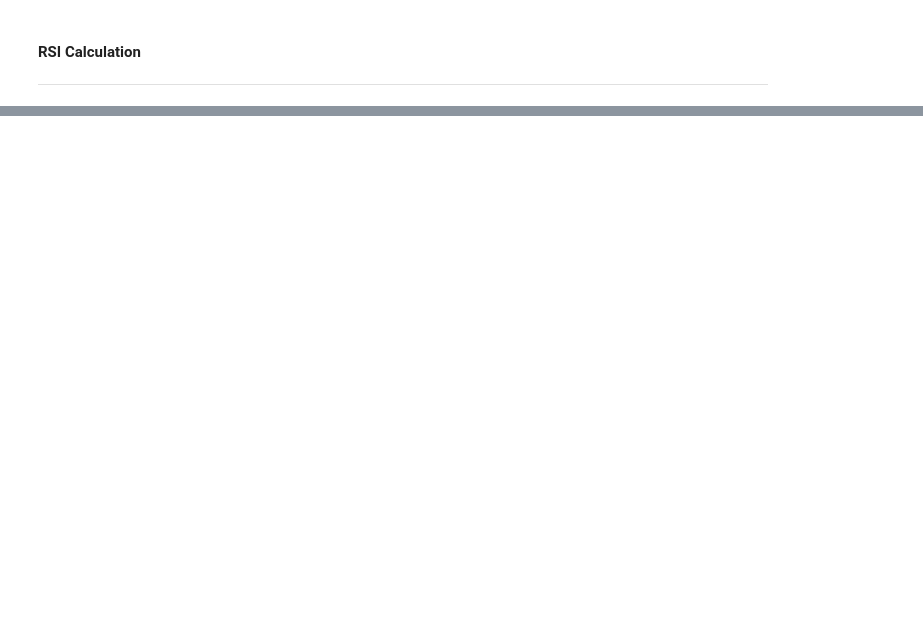
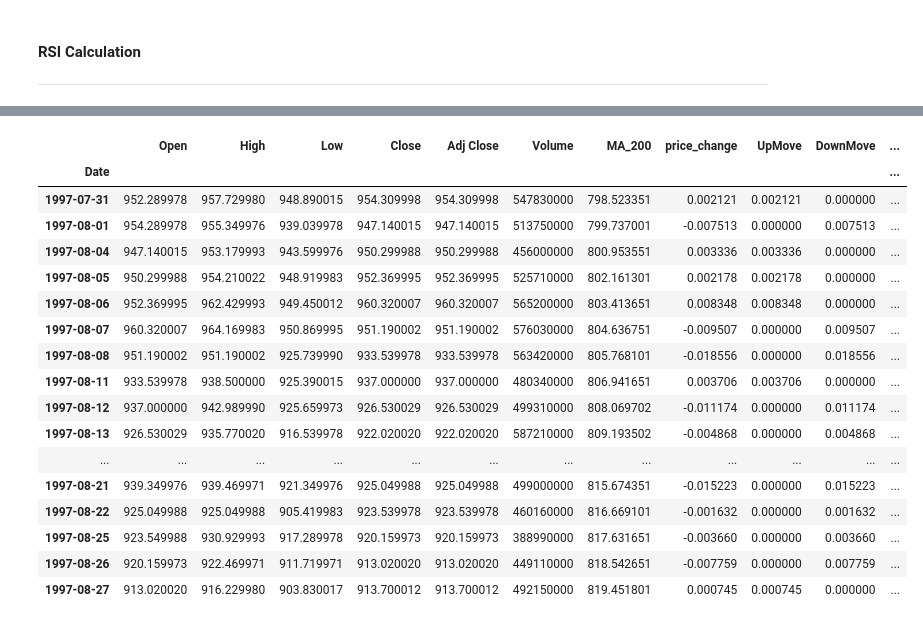
Before and after one commit to factorwonk/quantcryptobasic, a Jupyter notebook: 06_reynor_teo.ipynb, the cells around one changed output, grey strips where cells are left out. Saved outputs shown, nothing was run; the diff lists cells and outputs as text; code cells hidden in the pictures; blank space fills up the shorter version.

```diff
--- a/06_reynor_teo.ipynb
+++ b/06_reynor_teo.ipynb
@@ -105,0 +131,4 @@ sp500
+# %%
+# Calculate RSI
+df['RS'] = df['AvgUp'].div(df['AvgDown'])
+df.head()
@@ -105,0 +143,3 @@ sp500
+# %%
+df['RSI'] = df['RS'].apply(lambda x: 100 - (100/(x+1)))
+df.head()
@@ -105,0 +154,3 @@ sp500
+# %%
+df.loc[(df['Adj Close'] > df['MA_200']) & (df['RSI'] < 30), 'Buy'] = 'Yes'
+df.head()
@@ -105,0 +165,23 @@ sp500
+# %%
+df.loc[(df['Adj Close'] < df['MA_200']) | (df['RSI'] > 30), 'Buy'] = 'No'
+# %%
+df.head(20)
+# %% [output]
+|  | Open | High | Low | Close | Adj Close | Volume | MA_200 | price_change | UpMove | DownMove | ... |
+| Date |  |  |  |  |  |  |  |  |  |  | ... |
+| 1997-07-31 | 952.289978 | 957.729980 | 948.890015 | 954.309998 | 954.309998 | 547830000 | 798.523351 | 0.002121 | 0.002121 | 0.000000 | ... |
+| 1997-08-01 | 954.289978 | 955.349976 | 939.039978 | 947.140015 | 947.140015 | 513750000 | 799.737001 | -0.007513 | 0.000000 | 0.007513 | ... |
+| 1997-08-04 | 947.140015 | 953.179993 | 943.599976 | 950.299988 | 950.299988 | 456000000 | 800.953551 | 0.003336 | 0.003336 | 0.000000 | ... |
+| 1997-08-05 | 950.299988 | 954.210022 | 948.919983 | 952.369995 | 952.369995 | 525710000 | 802.161301 | 0.002178 | 0.002178 | 0.000000 | ... |
+| 1997-08-06 | 952.369995 | 962.429993 | 949.450012 | 960.320007 | 960.320007 | 565200000 | 803.413651 | 0.008348 | 0.008348 | 0.000000 | ... |
+| 1997-08-07 | 960.320007 | 964.169983 | 950.869995 | 951.190002 | 951.190002 | 576030000 | 804.636751 | -0.009507 | 0.000000 | 0.009507 | ... |
+| 1997-08-08 | 951.190002 | 951.190002 | 925.739990 | 933.539978 | 933.539978 | 563420000 | 805.768101 | -0.018556 | 0.000000 | 0.018556 | ... |
+| 1997-08-11 | 933.539978 | 938.500000 | 925.390015 | 937.000000 | 937.000000 | 480340000 | 806.941651 | 0.003706 | 0.003706 | 0.000000 | ... |
+| 1997-08-12 | 937.000000 | 942.989990 | 925.659973 | 926.530029 | 926.530029 | 499310000 | 808.069702 | -0.011174 | 0.000000 | 0.011174 | ... |
+| 1997-08-13 | 926.530029 | 935.770020 | 916.539978 | 922.020020 | 922.020020 | 587210000 | 809.193502 | -0.004868 | 0.000000 | 0.004868 | ... |
+| ... | ... | ... | ... | ... | ... | ... | ... | ... | ... | ... | ... |
+| 1997-08-21 | 939.349976 | 939.469971 | 921.349976 | 925.049988 | 925.049988 | 499000000 | 815.674351 | -0.015223 | 0.000000 | 0.015223 | ... |
+| 1997-08-22 | 925.049988 | 925.049988 | 905.419983 | 923.539978 | 923.539978 | 460160000 | 816.669101 | -0.001632 | 0.000000 | 0.001632 | ... |
+| 1997-08-25 | 923.549988 | 930.929993 | 917.289978 | 920.159973 | 920.159973 | 388990000 | 817.631651 | -0.003660 | 0.000000 | 0.003660 | ... |
+| 1997-08-26 | 920.159973 | 922.469971 | 911.719971 | 913.020020 | 913.020020 | 449110000 | 818.542651 | -0.007759 | 0.000000 | 0.007759 | ... |
+| 1997-08-27 | 913.020020 | 916.229980 | 903.830017 | 913.700012 | 913.700012 | 492150000 | 819.451801 | 0.000745 | 0.000745 | 0.000000 | ... |
```
Also changed, not shown: parts of 14 cells of this notebook, 1 other file.
